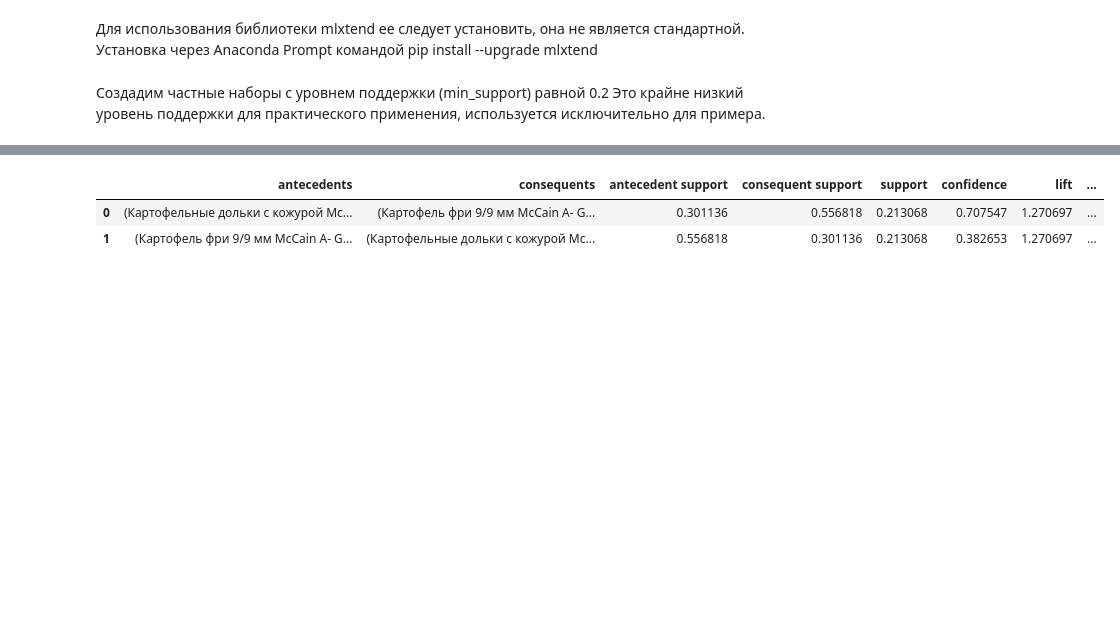
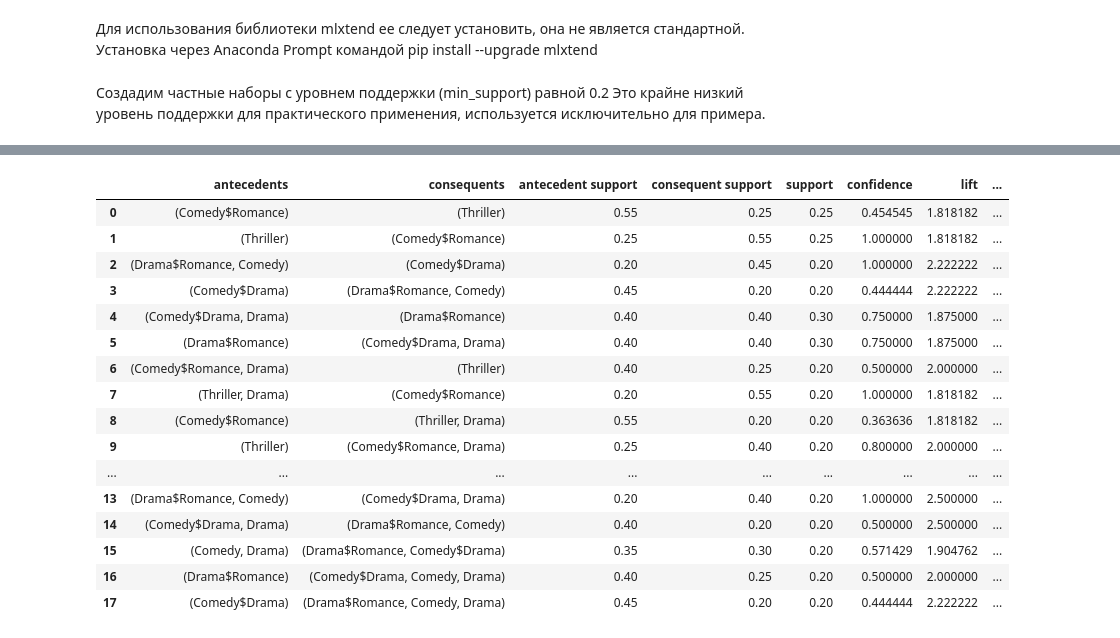
Before and after one commit to IvantsovN/Clust_and_association_rule, a Jupyter notebook: association_rule.ipynb, the cells around one changed output, grey strips where cells are left out. Saved outputs shown, nothing was run; the diff lists cells and outputs as text; code cells hidden in the pictures; blank space fills up the shorter version.

```diff
--- a/association_rule.ipynb
+++ b/association_rule.ipynb
@@ -7,7 +7,7 @@ import pandas as pd
 import numpy as np
 # %%
 #загружаем данные их файла MS Excel
-sales=pd.read_excel('DataSetMc.xlsx')
+sales=pd.read_excel('DataSet.xlsx')
 #проверяем результат, выводим первые 10 строчек кода
 sales.head(10)
 # %% [output]
@@ -25,7 +25,7 @@ sales.head(10)
 # %%
 #преобразуем таблицу таким образом, чтобы столбцы были наименования ассортимента, строки клиенты, а на пересечении
-# на какую сумму они купили данных товаров
-UID_sales=sales.pivot_table(values='Сумма', columns=['Ассортимент'], index='Имя', aggfunc=np.sum)
+# рейтинг
+UID_sales=sales.pivot_table(values='rating', columns=['genres'], index='user_id', aggfunc=np.sum)
 #Вместо NaN (значение отсутствует) проставим в ДатаФрейм 0-ки:
 UID_sales[np.isnan(UID_sales)] = 0
 # все значения больше 0 заменим 1, чтобы больше проявить правила.
@@ -116,11 +140,25 @@ association_rules(frequent_itemsets, metric="confidence", min_threshold=0.1)
 # %%
-# найдем ассоциативные правила с уровнем независимости больше 1.2
-rules = association_rules(frequent_itemsets, metric="lift", min_threshold=1.2)
+# найдем ассоциативные правила с уровнем независимости больше 1.7
+rules = association_rules(frequent_itemsets, metric="lift", min_threshold=1.7)
 rules
 # %% [output]
 |  | antecedents | consequents | antecedent support | consequent support | support | confidence | lift | ... |
-| 0 | (Картофельные дольки с кожурой Mc... | (Картофель фри 9/9 мм McCain A- G... | 0.301136 | 0.556818 | 0.213068 | 0.707547 | 1.270697 | ... |
-| 1 | (Картофель фри 9/9 мм McCain A- G... | (Картофельные дольки с кожурой Mc... | 0.556818 | 0.301136 | 0.213068 | 0.382653 | 1.270697 | ... |
+| 0 | (Comedy$Romance) | (Thriller) | 0.55 | 0.25 | 0.25 | 0.454545 | 1.818182 | ... |
+| 1 | (Thriller) | (Comedy$Romance) | 0.25 | 0.55 | 0.25 | 1.000000 | 1.818182 | ... |
+| 2 | (Drama$Romance, Comedy) | (Comedy$Drama) | 0.20 | 0.45 | 0.20 | 1.000000 | 2.222222 | ... |
+| 3 | (Comedy$Drama) | (Drama$Romance, Comedy) | 0.45 | 0.20 | 0.20 | 0.444444 | 2.222222 | ... |
+| 4 | (Comedy$Drama, Drama) | (Drama$Romance) | 0.40 | 0.40 | 0.30 | 0.750000 | 1.875000 | ... |
+| 5 | (Drama$Romance) | (Comedy$Drama, Drama) | 0.40 | 0.40 | 0.30 | 0.750000 | 1.875000 | ... |
+| 6 | (Comedy$Romance, Drama) | (Thriller) | 0.40 | 0.25 | 0.20 | 0.500000 | 2.000000 | ... |
+| 7 | (Thriller, Drama) | (Comedy$Romance) | 0.20 | 0.55 | 0.20 | 1.000000 | 1.818182 | ... |
+| 8 | (Comedy$Romance) | (Thriller, Drama) | 0.55 | 0.20 | 0.20 | 0.363636 | 1.818182 | ... |
+| 9 | (Thriller) | (Comedy$Romance, Drama) | 0.25 | 0.40 | 0.20 | 0.800000 | 2.000000 | ... |
+| ... | ... | ... | ... | ... | ... | ... | ... | ... |
+| 13 | (Drama$Romance, Comedy) | (Comedy$Drama, Drama) | 0.20 | 0.40 | 0.20 | 1.000000 | 2.500000 | ... |
+| 14 | (Comedy$Drama, Drama) | (Drama$Romance, Comedy) | 0.40 | 0.20 | 0.20 | 0.500000 | 2.500000 | ... |
+| 15 | (Comedy, Drama) | (Drama$Romance, Comedy$Drama) | 0.35 | 0.30 | 0.20 | 0.571429 | 1.904762 | ... |
+| 16 | (Drama$Romance) | (Comedy$Drama, Comedy, Drama) | 0.40 | 0.25 | 0.20 | 0.500000 | 2.000000 | ... |
+| 17 | (Comedy$Drama) | (Drama$Romance, Comedy, Drama) | 0.45 | 0.20 | 0.20 | 0.444444 | 2.222222 | ... |
 # %%
 #имя файла AssocRules002.xlsx
 writer = pd.ExcelWriter('association_rule.xlsx')
```
Also changed, not shown: parts of 5 cells of this notebook, 6 other files.
